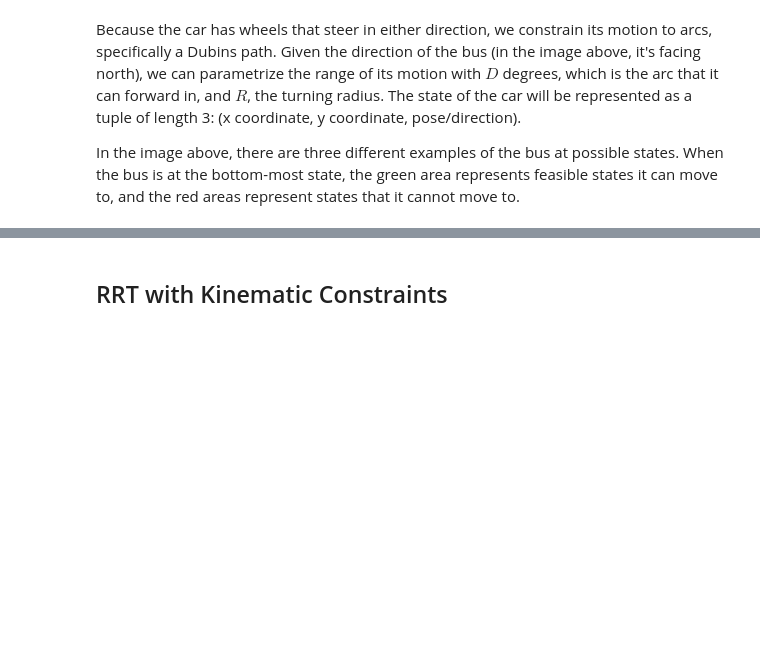
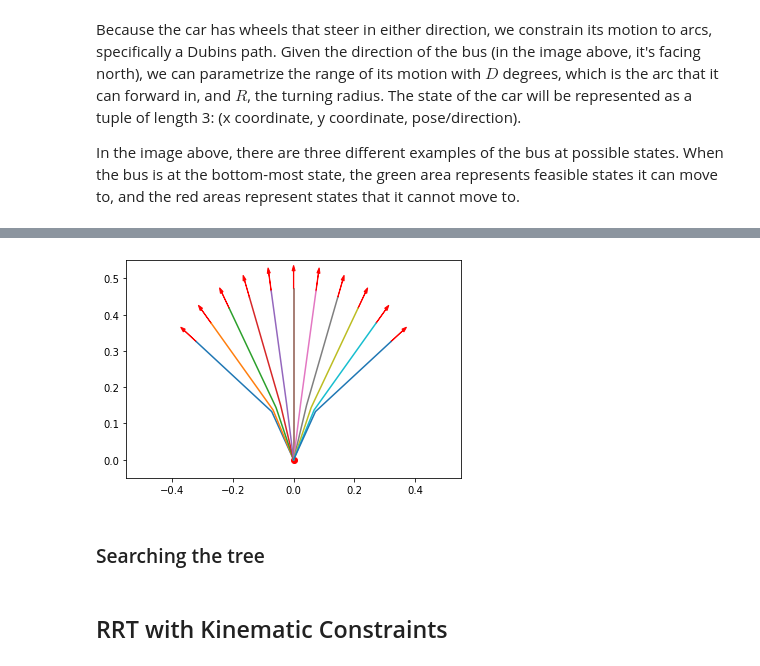
Before and after one commit to ersolog/6.877-16.413, a Jupyter notebook: code.ipynb, the cells around one changed output, grey strips where cells are left out. Drawn from its saved outputs; the diff is of its cells as text; code cells hidden in the pictures; blank space fills up the shorter version.

Commit message:
added motion primitive stuff

```diff
--- a/code.ipynb
+++ b/code.ipynb
@@ -106,0 +117,34 @@ A better discretization method would be to select from a precomputed list of "mo
+# %%
+def build_motion_library(sample_distance, angle_envelope, turning_radius, num_points, step_size = 0.01):
+    motion_library = {} # format {weight : [path]}
+
+    step_size = 2*angle_envelope/num_points
+    for angle in np.arange(-angle_envelope, angle_envelope + step_size, step_size):
+        q0 = (0,0,0)
+        q1 = (np.cos(angle)*sample_distance, np.sin(angle)*sample_distance, angle)
+        path = dubins.shortest_path(q0, q1, turning_radius)
+        configuations, _ = path.sample_many(step_size)
+        motion_library[angle] = configuations
+    return motion_library
+# %%
+sample_distance = 0.5
+turning_radius = np.pi/20
+num_points = 10
+angle_envelope = np.pi/4
+motion_library = build_motion_library(sample_distance, angle_envelope, turning_radius, num_points)
+plt.axis([-sample_distance*1.1, sample_distance*1.1, -sample_distance*0.1, sample_distance*1.1])
+plt.plot([0],[0], 'ro' )
+for motion in motion_library:
+    path = motion_library[motion]
+    x = [i[0] for i in path]
+    y = [i[1] for i in path]
+    last_pt = path[-1]
+    plt.arrow(last_pt[1], last_pt[0],
+              np.sin(last_pt[2])*sample_distance/10, np.cos(last_pt[2])*sample_distance/10,
+              color='red', head_width = 0.01)
+    plt.plot(y,x)
+plt.show()
+# %% [output]
+[figure, added]
+# %% [markdown]
+### Searching the tree
```
Also changed, not shown: parts of 5 cells of this notebook.
